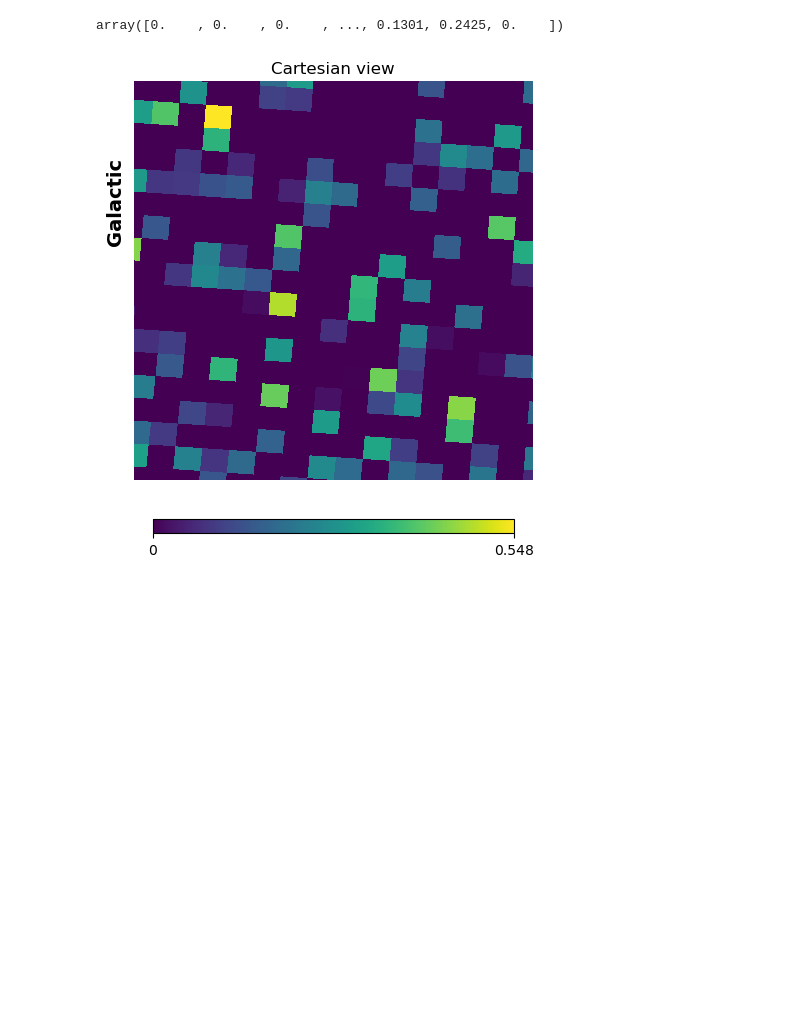
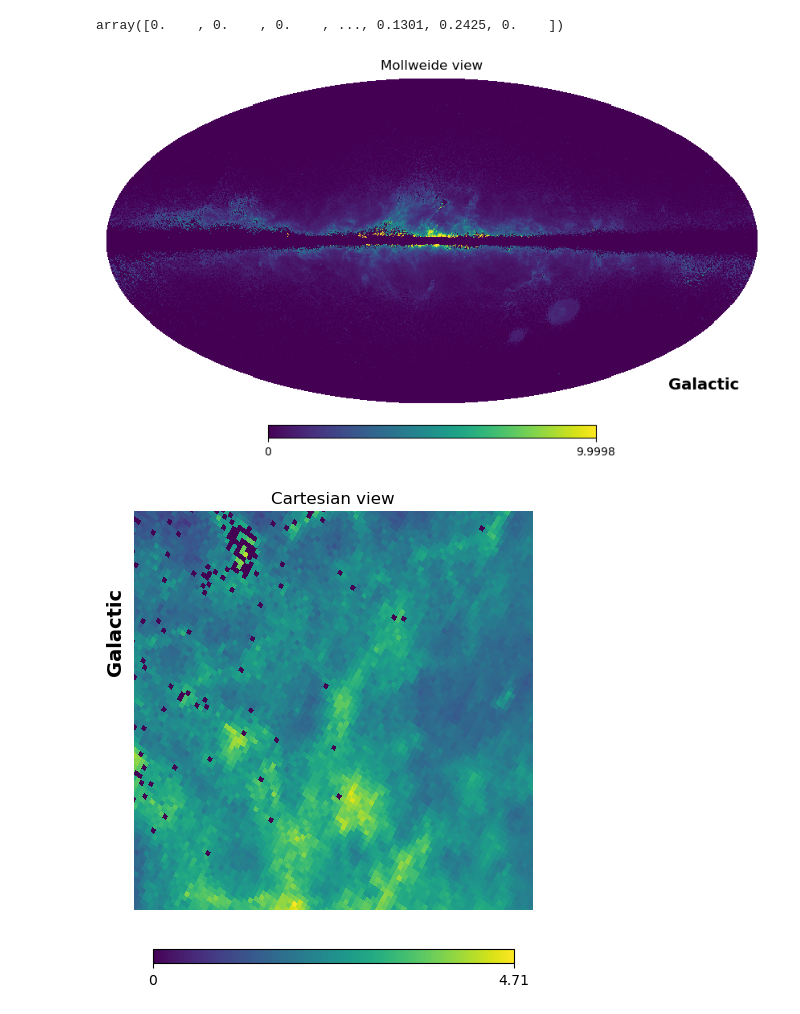
Before and after one commit to AstroTaffer/MEN-681301-OAM, a Jupyter notebook: zwicky2.ipynb, the cells around one changed output. Drawn from its saved outputs; the diff is of its cells as text; code cells hidden in the pictures; blank space fills up the shorter version.

```diff
--- a/zwicky2.ipynb
+++ b/zwicky2.ipynb
@@ -34,12 +34,13 @@ m
 # %% [output]
 array([0.    , 0.    , 0.    , ..., 0.1301, 0.2425, 0.    ])
 # %%
-#hp.mollview(m, nest=True, coord=('C', 'G'))
-lat = -30.9053218046004
-dl = 1
-lon = 133.8437332770432
+hp.mollview(m, nest=True, coord=('C', 'G'))
+lat = 5
+dl = 5
+lon = 10
 hp.cartview(m, nest=True, coord=('C', 'G'), rot=(lon, lat, 45), lonra=[lon-dl, lon+dl], latra=[lat-dl, lat+dl])
 #hp.gnomview(m, nest=True, coord=('C', 'G'), rot=(lon, lat), reso=60/200)
-hp.graticule()
+#hp.graticule()
 # %% [output]
-[figure, old version]
+[figure, new version]
+[figure, added]
```
